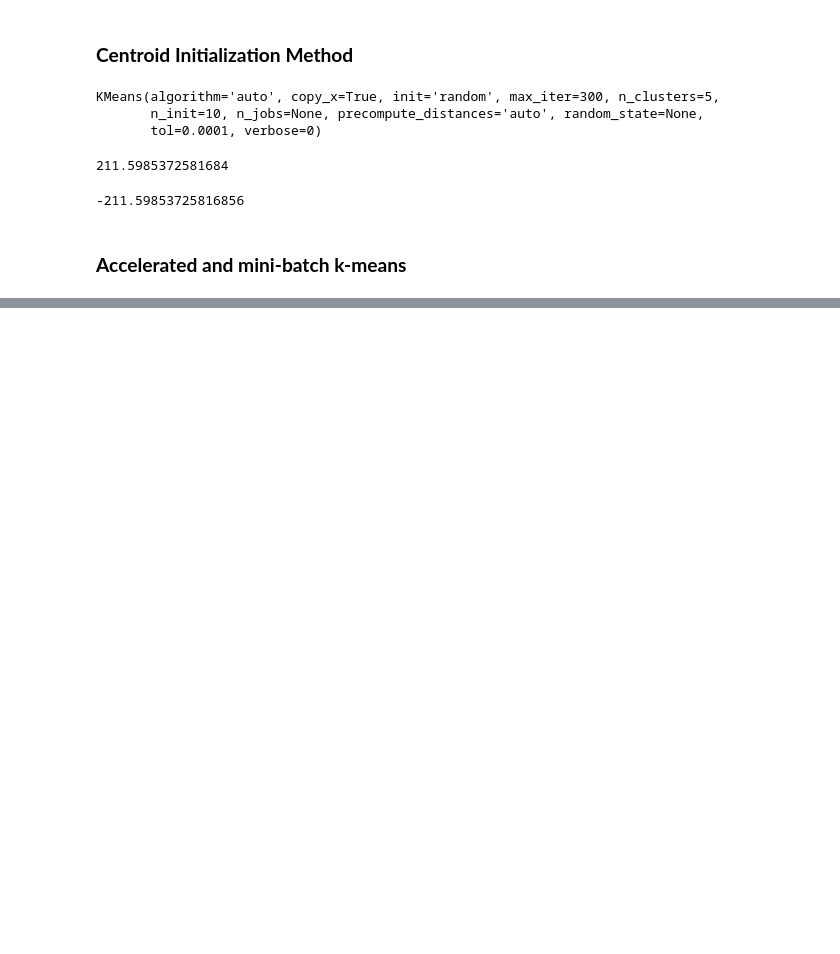
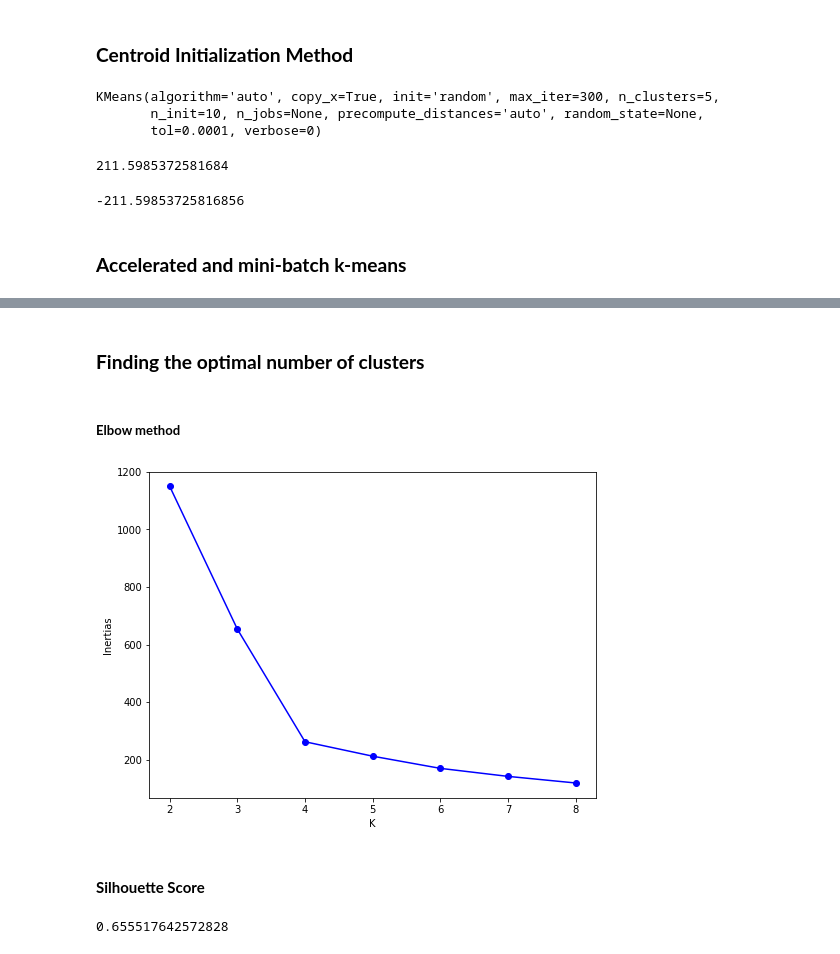
Before and after one commit to DhurbaBrl/machine_learning_book, a Jupyter notebook: unsupervised_learning.ipynb, the cells around one changed output, grey strips where cells are left out. Drawn from its saved outputs; the diff is of its cells as text; code cells hidden in the pictures; blank space fills up the shorter version.

Commit message:
kmeans application; image segmentation and preprocessing

```diff
--- a/unsupervised_learning.ipynb
+++ b/unsupervised_learning.ipynb
@@ -124,0 +133,31 @@ array([4, 2, 1, ..., 3, 1, 2], dtype=int32)
+# %% [markdown]
+### **Finding the optimal number of clusters**
+# %% [markdown]
+##### **Elbow method**
+# %%
+inertias=[]
+K=list(range(2,9))
+#run kmeans for every number of clusters and find inertia
+for i in K:
+  kmeans=KMeans(n_clusters=i,random_state=42)
+  kmeans.fit(X)
+  inertias.append(kmeans.inertia_)
+
+
+plt.figure(figsize=(8,6))
+plt.plot(K,inertias,"bo-")
+plt.xlabel("K")
+plt.ylabel("Inertias")
+plt.show()
+# %% [output]
+[figure, added]
+# %% [markdown]
+#### **Silhouette Score**
+# %%
+#for K=5
+kmeans=KMeans(n_clusters=5,random_state=42)
+kmeans.fit(X)
+
+silhouette_score(X,kmeans.labels_)
+# %% [output]
+0.655517642572828
```
Also changed, not shown: parts of 31 cells of this notebook.
